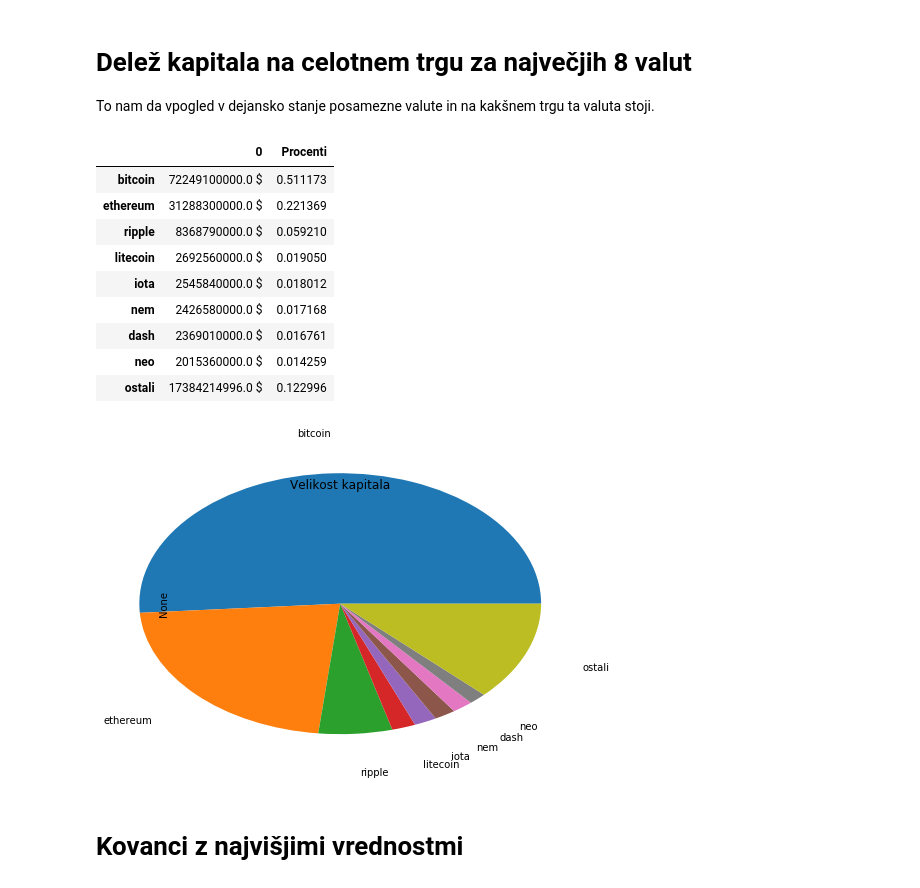
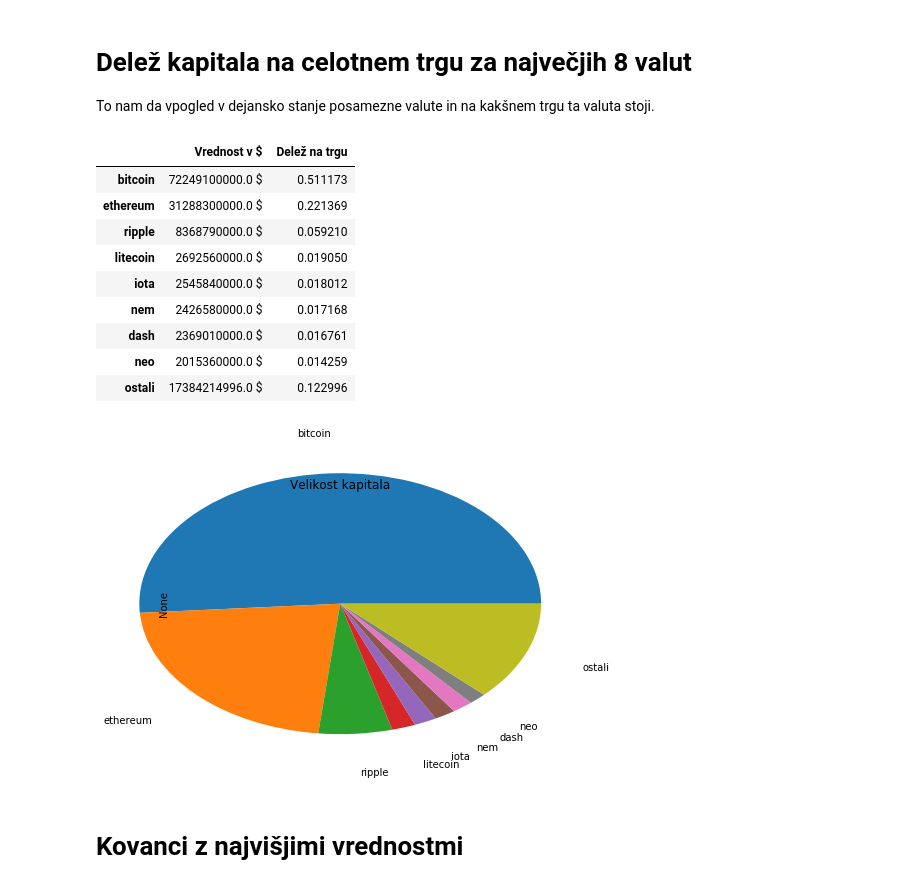
Before and after one commit to marusalekse/projekt-p1-kriptovalute, a Jupyter notebook: Analiza Kriptovalut.ipynb, the cells around one changed output. Drawn from its saved outputs; the diff is of its cells as text; code cells hidden in the pictures.

```diff
--- a/Analiza Kriptovalut.ipynb
+++ b/Analiza Kriptovalut.ipynb
@@ -58,17 +58,18 @@ To nam da vpogled v dejansko stanje posamezne valute in na kakšnem trgu ta valu
 # %%
 prvih_n = 8
 delez_kovancev = pd.concat([
     zdruzeni_podatki['kapital'].last().sort_values(ascending=False)[:prvih_n],
     pd.Series(zdruzeni_podatki['kapital'].last().sort_values(ascending=False)[prvih_n:].sum(), index=['ostali'])
 ])
 # delez_kovancev = delez_kovancev / delez_kovancev.sum()
 delez_kovancev.plot(kind='pie', title='Velikost kapitala', labeldistance=1.3, radius=1.5)
 delez_kovancev_tabele = delez_kovancev.round(2).to_frame()
 delez_kovancev_tabele['Procenti'] = delez_kovancev_tabele[0] / delez_kovancev_tabele[0].sum()
 delez_kovancev_tabele[0] = delez_kovancev_tabele[0].apply(str) + ' $'
-delez_kovancev_tabele.columns = ['']
+delez_kovancev_tabele.columns = ['Vrednost v $', 'Delež na trgu']
+delez_kovancev_tabele
 # %% [output]
-|  | 0 | Procenti |
+|  | Vrednost v $ | Delež na trgu |
 | bitcoin | 72249100000.0 $ | 0.511173 |
 | ethereum | 31288300000.0 $ | 0.221369 |
 | ripple | 8368790000.0 $ | 0.059210 |
```
